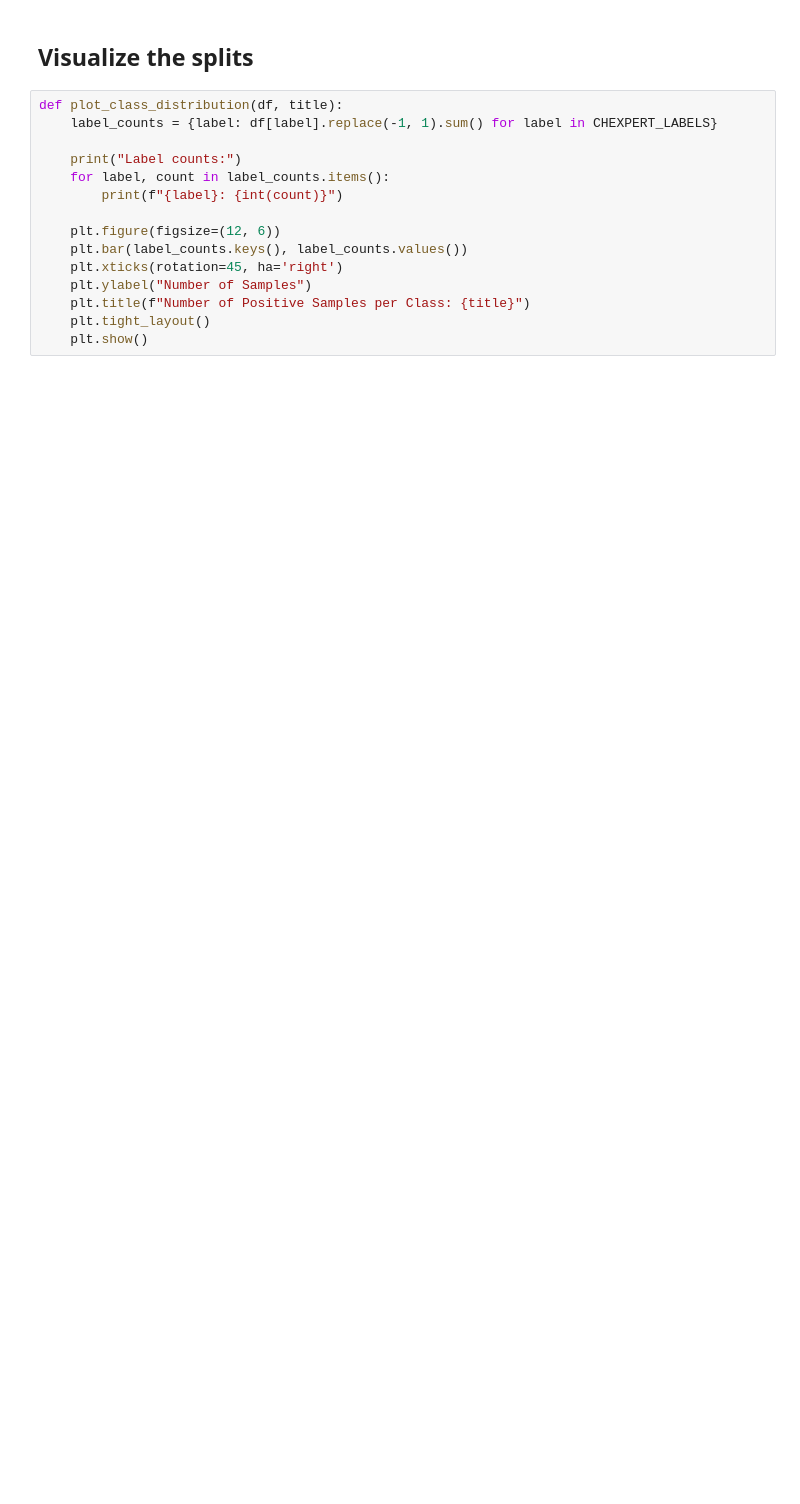
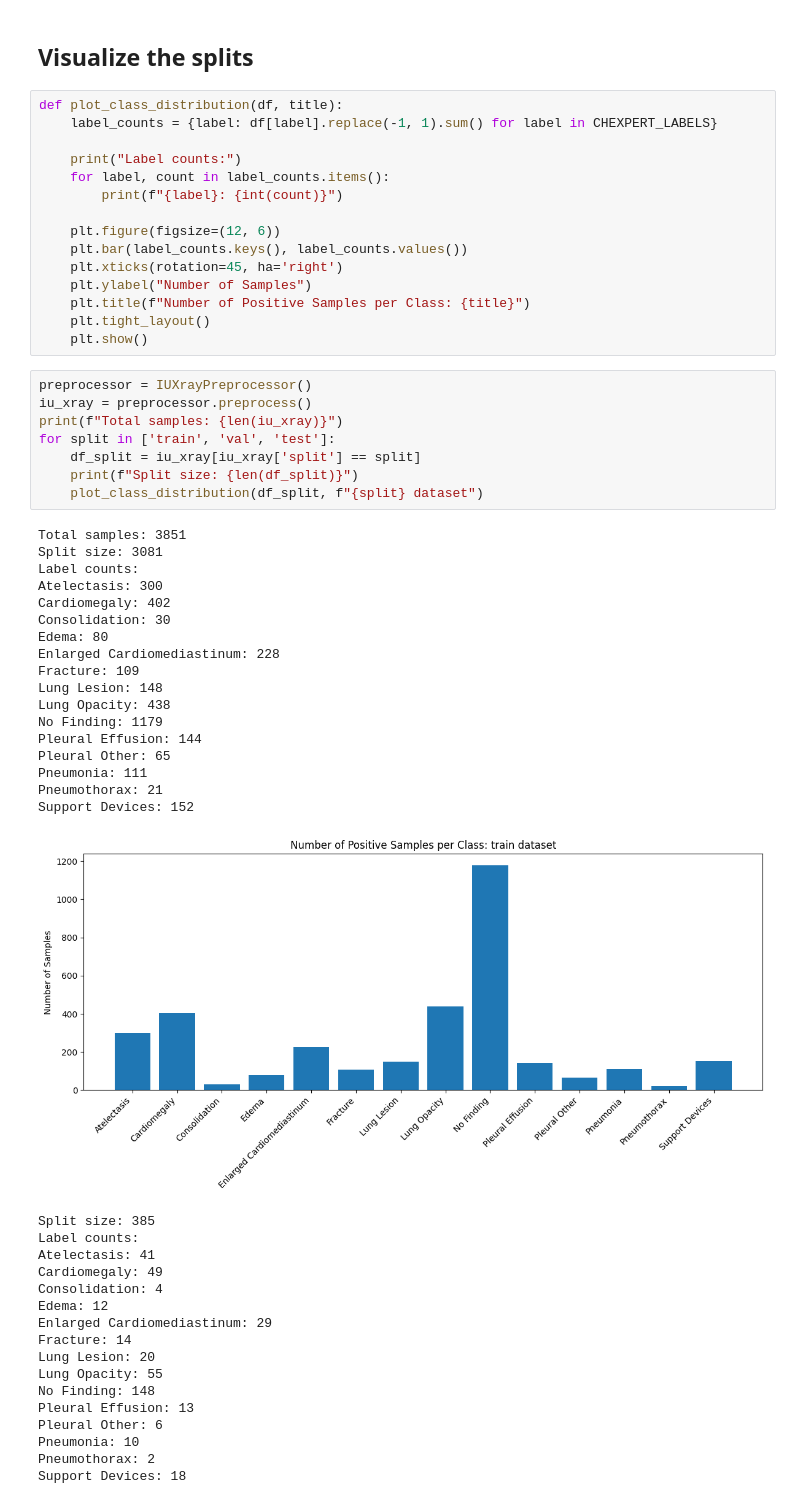
Before and after one commit to tudormihaita/cxr-report-gen, a Jupyter notebook: notebooks/iu-xray-data-processing.ipynb, the cells around one changed output. Drawn from its saved outputs; the diff is of its cells as text; blank space fills up the shorter version.

```diff
--- a/notebooks/iu-xray-data-processing.ipynb
+++ b/notebooks/iu-xray-data-processing.ipynb
@@ -207,3 +134,46 @@ def plot_class_distribution(df, title):
     plt.title(f"Number of Positive Samples per Class: {title}")
     plt.tight_layout()
     plt.show()
+# %%
+preprocessor = IUXrayPreprocessor()
+iu_xray = preprocessor.preprocess()
+print(f"Total samples: {len(iu_xray)}")
+for split in ['train', 'val', 'test']:
+    df_split = iu_xray[iu_xray['split'] == split]
+    print(f"Split size: {len(df_split)}")
+    plot_class_distribution(df_split, f"{split} dataset")
+# %% [output]
+Total samples: 3851
+Split size: 3081
+Label counts:
+Atelectasis: 300
+Cardiomegaly: 402
+Consolidation: 30
+Edema: 80
+Enlarged Cardiomediastinum: 228
+Fracture: 109
+Lung Lesion: 148
+Lung Opacity: 438
+No Finding: 1179
+Pleural Effusion: 144
+Pleural Other: 65
+Pneumonia: 111
+Pneumothorax: 21
+Support Devices: 152
+[figure, added]
+Split size: 385
+Label counts:
+Atelectasis: 41
+Cardiomegaly: 49
+Consolidation: 4
+Edema: 12
+Enlarged Cardiomediastinum: 29
+Fracture: 14
+Lung Lesion: 20
+Lung Opacity: 55
+No Finding: 148
+Pleural Effusion: 13
+Pleural Other: 6
+Pneumonia: 10
+Pneumothorax: 2
+Support Devices: 18
```
Also changed, not shown: parts of 11 cells of this notebook, 17 other files.
